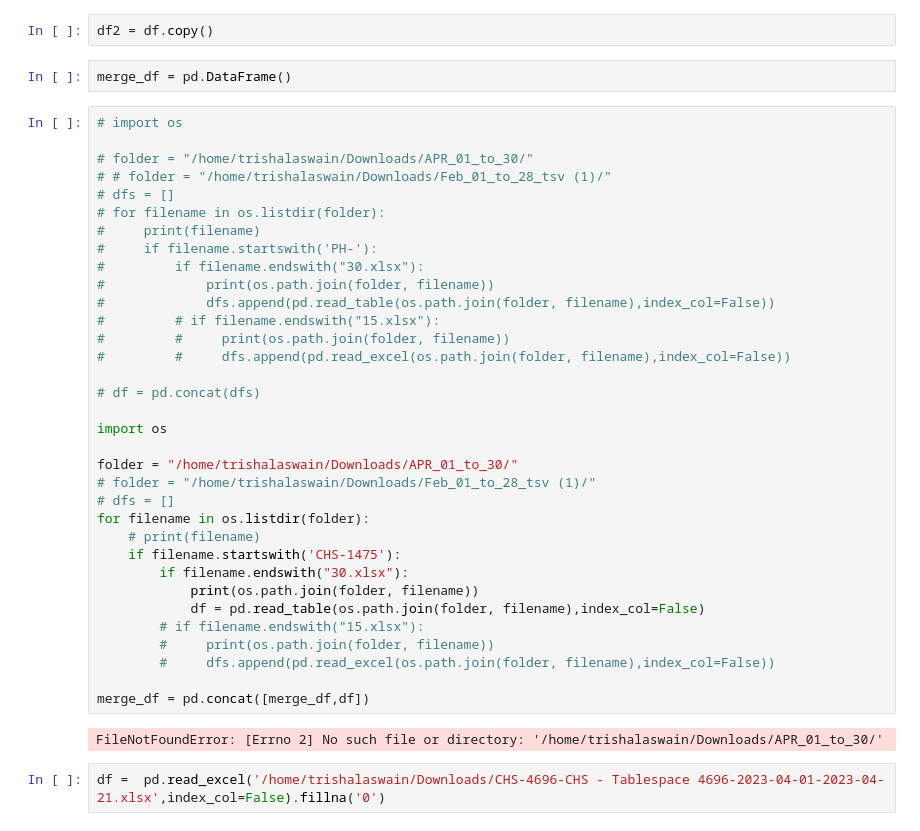
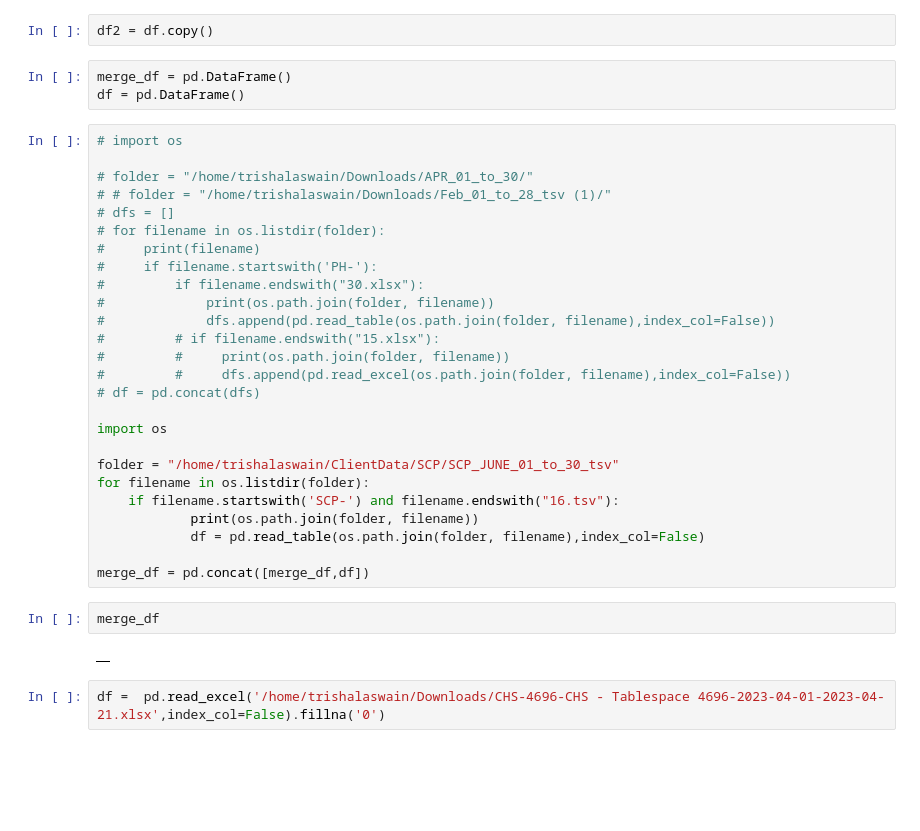
Before and after one commit to Thegeekgirl19/data_analysis_scripts, a Jupyter notebook: DataAnalysis_vivek.ipynb, the cells around one changed output. Drawn from its saved outputs; the diff is of its cells as text; blank space fills up the shorter version.

```diff
--- a/DataAnalysis_vivek.ipynb
+++ b/DataAnalysis_vivek.ipynb
@@ -15,6 +15,7 @@ df = df[df.facilityCode=='1475']
 df2 = df.copy()
 # %%
 merge_df = pd.DataFrame()
+df = pd.DataFrame()
 # %%
 # import os
 
@@ -30,27 +31,21 @@ merge_df = pd.DataFrame()
 #         # if filename.endswith("15.xlsx"):
 #         #     print(os.path.join(folder, filename))
 #         #     dfs.append(pd.read_excel(os.path.join(folder, filename),index_col=False))
-
 # df = pd.concat(dfs)
 
 import os
 
-folder = "/home/trishalaswain/Downloads/APR_01_to_30/"
-# folder = "/home/trishalaswain/Downloads/Feb_01_to_28_tsv (1)/"
-# dfs = []
+folder = "/home/trishalaswain/ClientData/SCP/SCP_JUNE_01_to_30_tsv"
 for filename in os.listdir(folder):
-    # print(filename)
-    if filename.startswith('CHS-1475'):
-        if filename.endswith("30.xlsx"):
+    if filename.startswith('SCP-') and filename.endswith("16.tsv"):
             print(os.path.join(folder, filename))
             df = pd.read_table(os.path.join(folder, filename),index_col=False)
-        # if filename.endswith("15.xlsx"):
-        #     print(os.path.join(folder, filename))
-        #     dfs.append(pd.read_excel(os.path.join(folder, filename),index_col=False))
 
 merge_df = pd.concat([merge_df,df])
-# %% [output]
-FileNotFoundError: [Errno 2] No such file or directory: '/home/trishalaswain/Downloads/APR_01_to_30/'
+# %%
+merge_df
+# %% [output]
+|  |
 # %%
 df =  pd.read_excel('/home/trishalaswain/Downloads/CHS-4696-CHS - Tablespace 4696-2023-04-01-2023-04-21.xlsx',index_col=False).fillna('0')
 # %%
```
Also changed, not shown: parts of 54 cells of this notebook, 10 other files.
